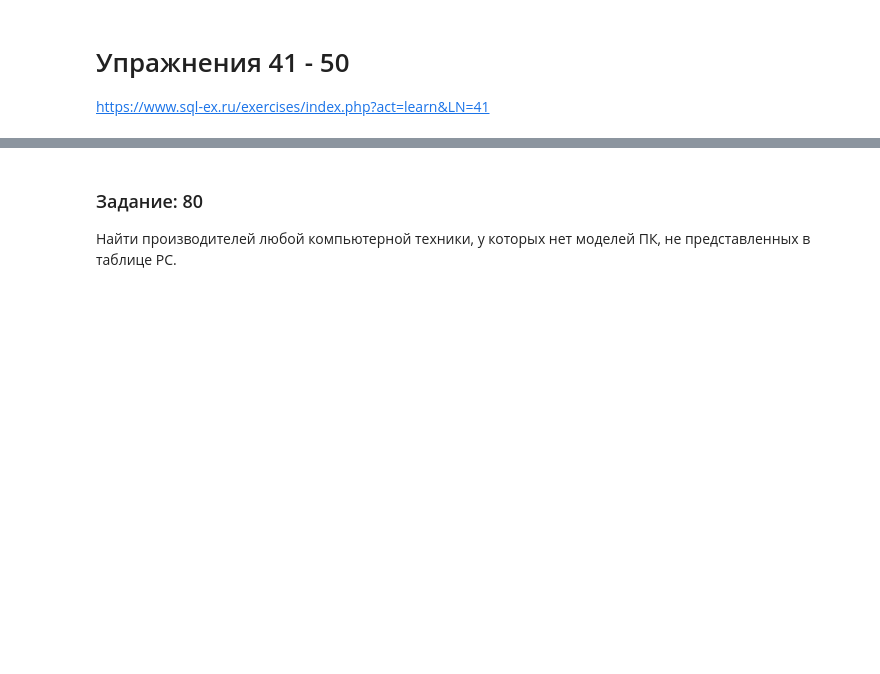
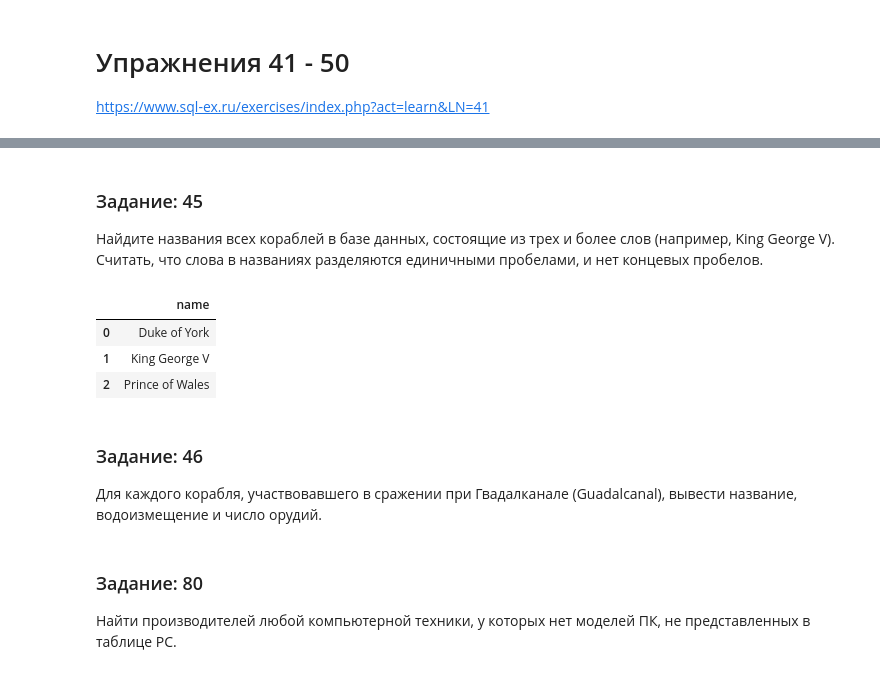
Before and after one commit to kotl68/SQL, a Jupyter notebook: SQL-EX.ipynb, the cells around one changed output, grey strips where cells are left out. Cells and saved outputs as stored; diff of their text form; code cells hidden in the pictures; blank space fills up the shorter version.

```diff
--- a/SQL-EX.ipynb
+++ b/SQL-EX.ipynb
@@ -1545,3 +1602,26 @@ select(sql)
+# %% [markdown]
+### Задание: 45
+Найдите названия всех кораблей в базе данных, состоящие из трех и более слов (например, King George V).
+Считать, что слова в названиях разделяются единичными пробелами, и нет концевых пробелов.
+# %%
+sql = '''
+SELECT name FROM (
+SELECT name FROM Ships
+UNION
+SELECT ship FROM Outcomes
+WHERE ship NOT IN(SELECT name FROM Ships)) AS query
+WHERE name LIKE('% % %')
+;
+'''
+select(sql)
+# %% [output]
+|  | name |
+| 0 | Duke of York |
+| 1 | King George V |
+| 2 | Prince of Wales |
+# %% [markdown]
+### Задание: 46
+Для каждого корабля, участвовавшего в сражении при Гвадалканале (Guadalcanal), вывести название, водоизмещение и число орудий.
 # %% [markdown]
 ### Задание: 80
 Найти производителей любой компьютерной техники, у которых нет моделей ПК, не представленных в таблице PC.
```
Also changed, not shown: parts of 7 cells of this notebook.
